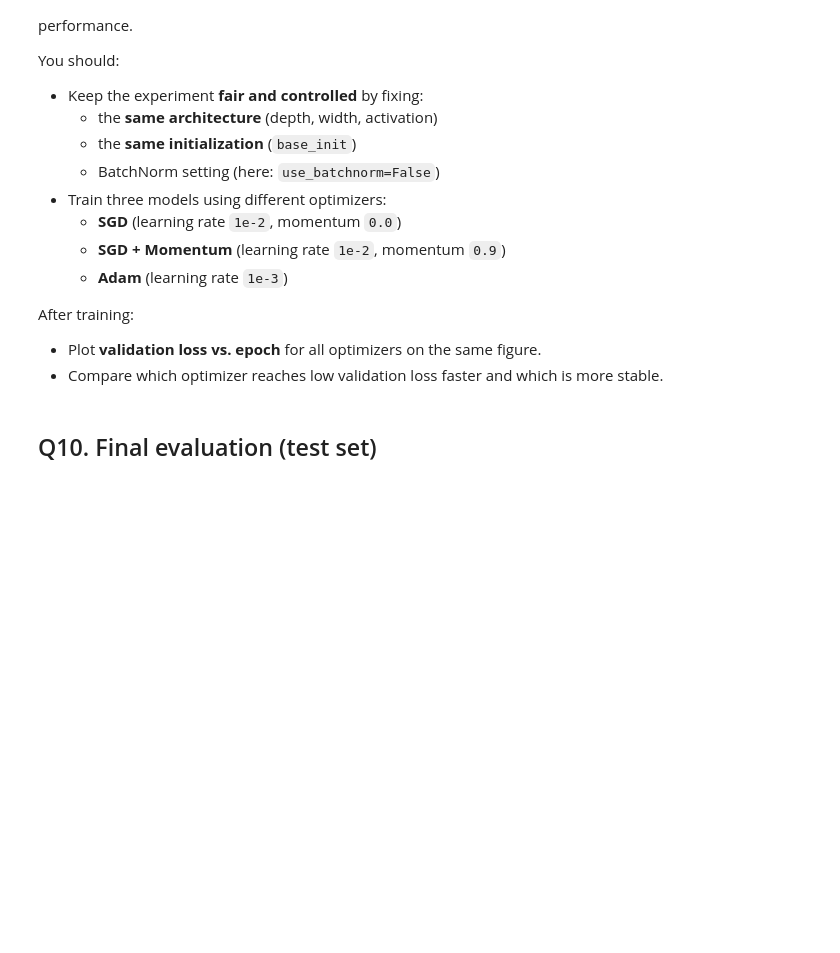
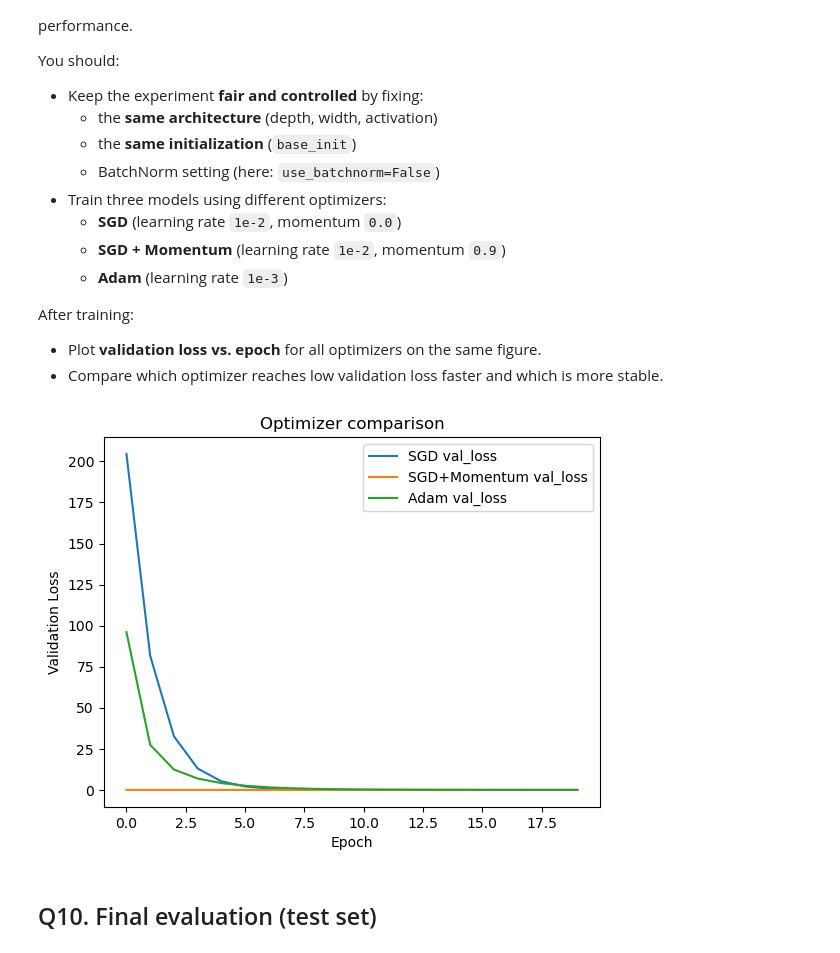
Before and after one commit to MisReid/EE5841-A2-OPT, a Jupyter notebook: a2.ipynb, the cells around one changed output. Cells and saved outputs as stored; diff of their text form; code cells hidden in the pictures; blank space fills up the shorter version.

```diff
--- a/a2.ipynb
+++ b/a2.ipynb
@@ -680,11 +686,11 @@ After training:
 # TODO: Create a shared architecture config dictionary (same for all optimizers)
 arch_kwargs = dict(
     input_dim=input_dim,
-    depth=d,
-    width=w,
-    activation=activ,
-    kernel_initializer=base_init,      # TODO: base_init from earlier
-    use_batchnorm=0          # TODO: keep BN fixed (False)
+    depth=5,
+    width=256,
+    activation="relu",
+    kernel_initializer=base_init,      # base_init from earlier (He)
+    use_batchnorm=False                # keep BN fixed (False)
 )
 
 # TODO: Build + compile models with different optimizers (architecture must be identical)
@@ -692,40 +698,42 @@ arch_kwargs = dict(
 model_sgd = compile_model(
     build_deep_mlp(**arch_kwargs),
     keras.optimizers.SGD(
-        learning_rate=0.01,
-        momentum=0
+        learning_rate=1e-2,
+        momentum=0.0
     )
 )
 
 model_mom = compile_model(
     build_deep_mlp(**arch_kwargs),
     keras.optimizers.SGD(
-        learning_rate=0.01,
+        learning_rate=1e-2,
         momentum=0.9
     )
 )
 
 model_adam = compile_model(
     build_deep_mlp(**arch_kwargs),
     keras.optimizers.Adam(
-        learning_rate=0.001
+        learning_rate=1e-3
     )
 )
 
 # function call- do not change
 hist_sgd = fit_model(model_sgd, epochs=20)
 hist_mom = fit_model(model_mom, epochs=20)
 hist_adam = fit_model(model_adam, epochs=20)
 
 plt.figure()
 plt.plot(hist_sgd.history["val_loss"], label="SGD val_loss")
 plt.plot(hist_mom.history["val_loss"], label="SGD+Momentum val_loss")
 plt.plot(hist_adam.history["val_loss"], label="Adam val_loss")
 plt.xlabel("Epoch")
 plt.ylabel("Validation Loss")
 plt.legend()
 plt.title("Optimizer comparison")
 plt.show()
+# %% [output]
+[figure, added]
 # %% [markdown]
 ## Q10. Final evaluation (test set)
 # %% [markdown]
```
Also changed, not shown: parts of 9 cells of this notebook.
